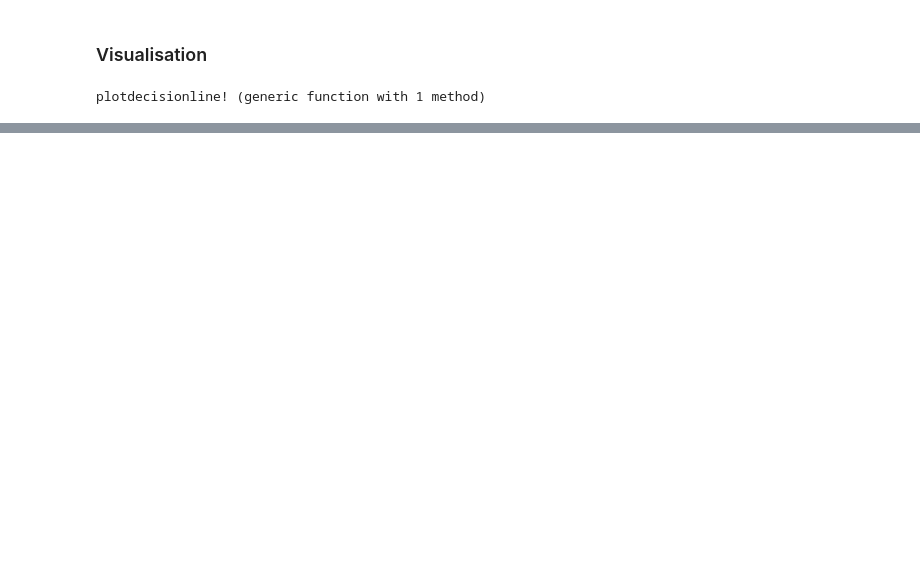
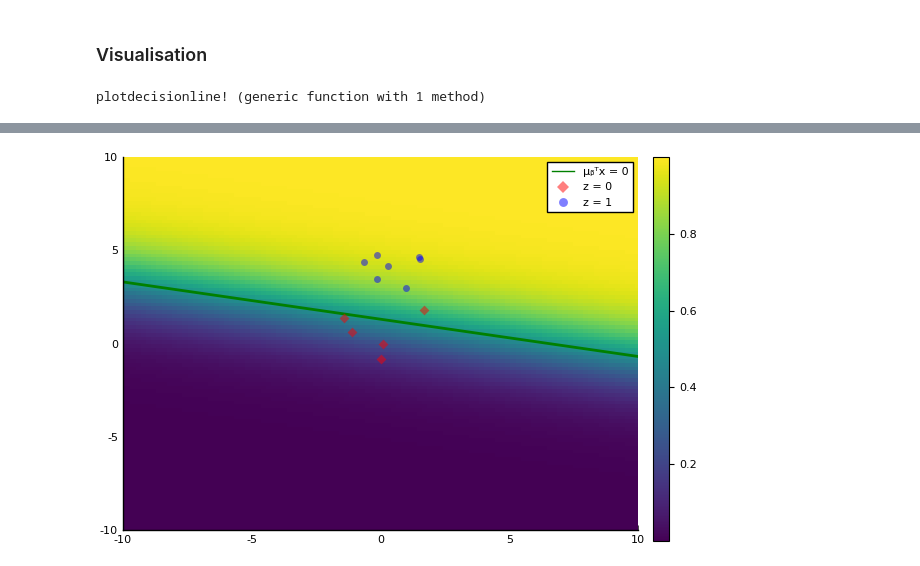
Before and after one commit to lucasondel/PGLR, a Jupyter notebook: examples/BinaryLogisticRegression.ipynb, the cells around one changed output, grey strips where cells are left out. Drawn from its saved outputs; the diff is of its cells as text; code cells hidden in the pictures; blank space fills up the shorter version.

Commit message:
Added MAP prediction for the LR

```diff
--- a/examples/BinaryLogisticRegression.ipynb
+++ b/examples/BinaryLogisticRegression.ipynb
@@ -233,0 +232,43 @@ scatter!(ppredict,
+# %%
+model
+
+res = 100
+dim1 = range(-10, 10, length=res)
+dim2 = range(-10, 10, length=res)
+testX = vec([ [i, j] for i=dim1, j=dim2])
+testX = hcat(testX...)
+
+testz1 = ones(size(testX, 2))
+
+# Here we compute the prediction using the Maximum A Posteriori parameters
+pz1 = predict(model, testX, marginalize = false)
+
+pz1grid = reshape(pz1, res, res)
+ppredict = heatmap(
+    dim1,
+    dim2,
+    pz1grid',
+    xlims = (-10, 10),
+    ylims = (-10, 10),
+    c = :viridis
+)
+w = μᵦ[1:2]
+w₀ = μᵦ[end]
+plotdecisionline!(ppredict, w, w₀, plotting_radius=20,
+                  line = (:green), linewidth=2, label="μᵦᵀx = 0")
+
+scatter!(ppredict,
+    x1[1, :],
+    x1[2, :],
+    label="z = 0",
+    marker = (:diamond, 5, 0.5, :red, 0.5, stroke(0))
+)
+
+scatter!(ppredict,
+    x2[1, :],
+    x2[2, :],
+    label="z = 1",
+    marker = (:circle, 5, 0.5, :blue, 0.5, stroke(0)),
+)
+# %% [output]
+[figure, added]
```
Also changed, not shown: parts of 6 cells of this notebook, 2 other files.
